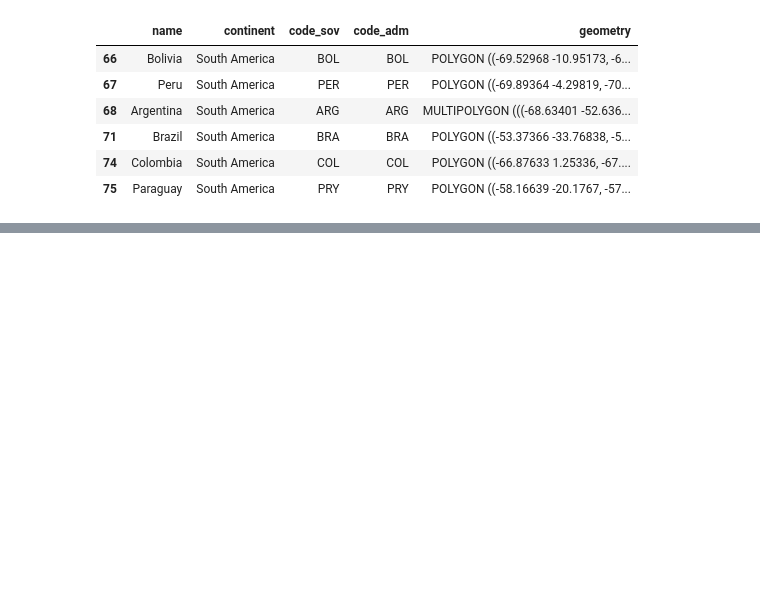
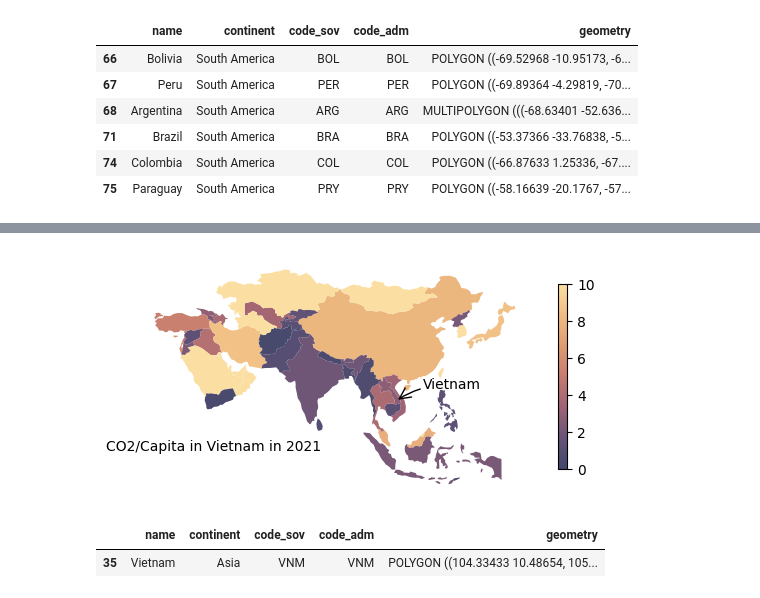
Before and after one commit to tdoan123/data-learning-journey, a Jupyter notebook: Python/MatplotlibJourney/map.ipynb, the cells around one changed output, grey strips where cells are left out. Cells and saved outputs as stored; diff of their text form; code cells hidden in the pictures; blank space fills up the shorter version.

```diff
--- a/Python/MatplotlibJourney/map.ipynb
+++ b/Python/MatplotlibJourney/map.ipynb
@@ -200,0 +331,2 @@ south_america
+# %%
+asia_map = world_map[world_map['continent'] == 'Asia']
@@ -200,0 +353,35 @@ south_america
+# %%
+fig, ax = plt.subplots()
+cmap = load_cmap("Sunset", cmap_type='continuous')
+asia_map.plot(
+    ax = ax,
+    legend=True,
+    legend_kwds={'shrink': 0.5},
+    column='Total',
+    cmap= cmap,
+    vmin=0,
+    vmax=10
+)
+
+ax.text(x=115, y=19, s='Vietnam')
+ax.text(x=10, y= 0, s='CO2/Capita in Vietnam in 2021')
+
+
+ax_arrow(
+    head_position =[106,15],
+    tail_position = [115,19],
+    color = 'black',
+    radius = 0.1,
+    fill_head= False
+)
+ax.axis('off')
+# ax.set_xlim(110, 130)
+# ax.set_ylim(0,10)
+plt.show()
+# %% [output]
+[figure, added]
+# %%
+vietnam
+# %% [output]
+|  | name | continent | code_sov | code_adm | geometry |
+| 35 | Vietnam | Asia | VNM | VNM | POLYGON ((104.33433 10.48654, 105... |
```
Also changed, not shown: parts of 13 cells of this notebook.
